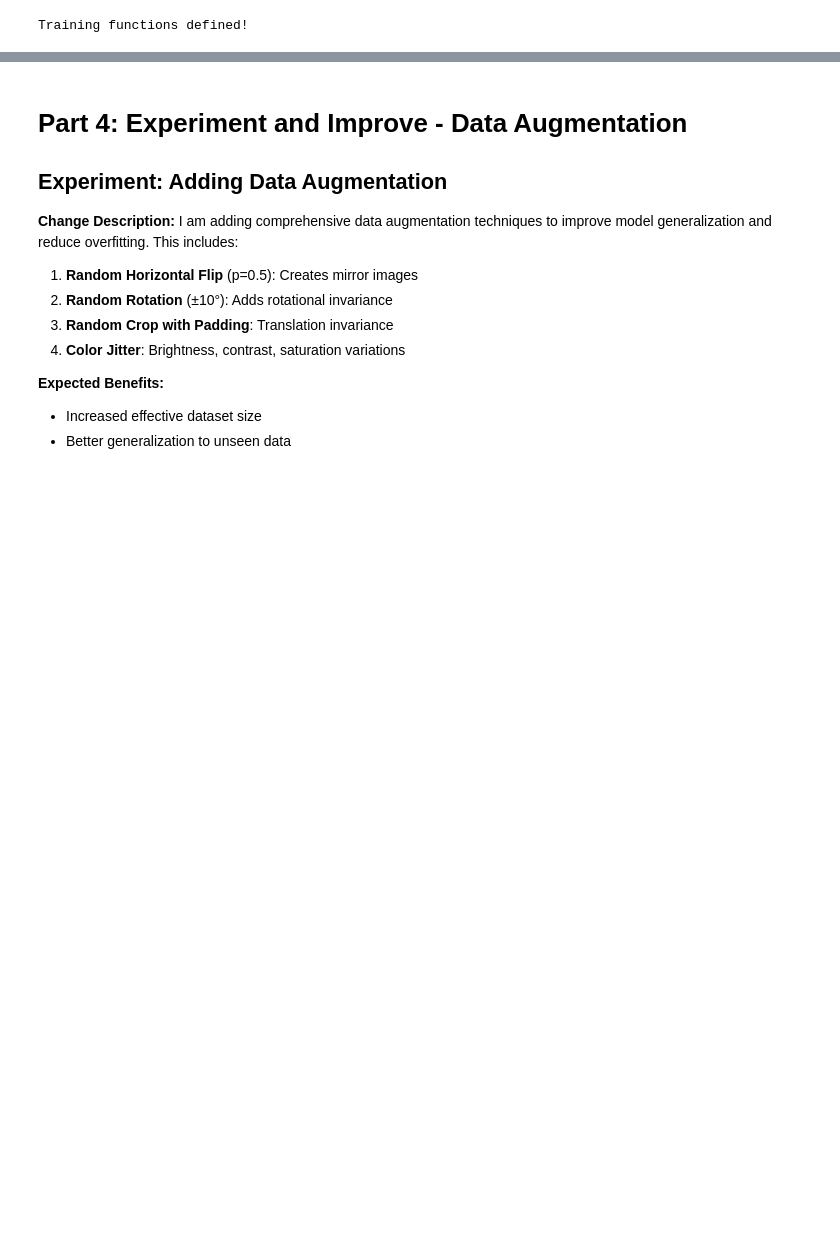
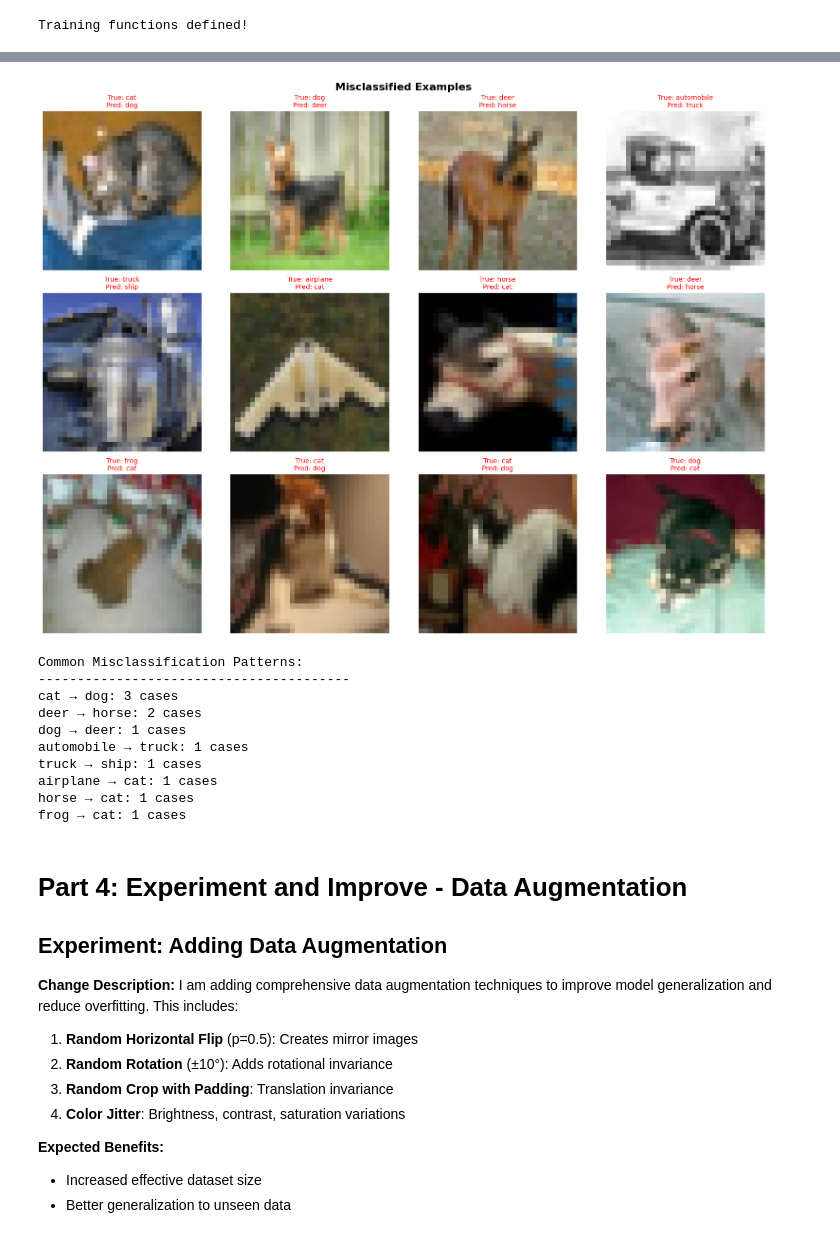
Before and after one commit to sbeeredd04/sandbox_private, a Jupyter notebook: ML/CNN/cnn.ipynb, the cells around one changed output, grey strips where cells are left out. Saved outputs shown, nothing was run; the diff lists cells and outputs as text; code cells hidden in the pictures; blank space fills up the shorter version.

```diff
--- a/ML/CNN/cnn.ipynb
+++ b/ML/CNN/cnn.ipynb
@@ -684,7 +733,7 @@ cm = plot_confusion_matrix(targets, predictions, classes)
 # %%
 # Analyze misclassified examples
 def analyze_misclassifications(model, test_loader, device, classes, num_examples=12):
-    """Display misclassified examples"""
+
     model.eval()
     misclassified = []
 
@@ -730,33 +779,46 @@ def analyze_misclassifications(model, test_loader, device, classes, num_examples
 
         axes[row, col].imshow(img_np)
         axes[row, col].set_title(
             f'True: {classes[example["true_label"]]}\n'
             f'Pred: {classes[example["predicted_label"]]}',
             fontsize=10, color='red'
         )
         axes[row, col].axis('off')
 
     plt.tight_layout()
+    plt.savefig('plots/misclassified_examples.png', dpi=150, bbox_inches='tight')
     plt.show()
 
     # Analysis of common misclassifications
     print("\nCommon Misclassification Patterns:")
     print("-" * 40)
 
     misclass_pairs = {}
     for example in misclassified:
         true_class = classes[example['true_label']]
         pred_class = classes[example['predicted_label']]
         pair = f"{true_class} → {pred_class}"
         misclass_pairs[pair] = misclass_pairs.get(pair, 0) + 1
 
     # Sort by frequency
     sorted_pairs = sorted(misclass_pairs.items(), key=lambda x: x[1], reverse=True)
     for pair, count in sorted_pairs[:8]:
         print(f"{pair}: {count} cases")
 
 # Analyze misclassifications
 analyze_misclassifications(model, test_loader, device, classes)
+# %% [output]
+[figure, added]
+Common Misclassification Patterns:
+----------------------------------------
+cat → dog: 3 cases
+deer → horse: 2 cases
+dog → deer: 1 cases
+automobile → truck: 1 cases
+truck → ship: 1 cases
+airplane → cat: 1 cases
+horse → cat: 1 cases
+frog → cat: 1 cases
 # %% [markdown]
 # Part 4: Experiment and Improve - Data Augmentation
 
```
Also changed, not shown: parts of 18 cells of this notebook, 12 other files.
